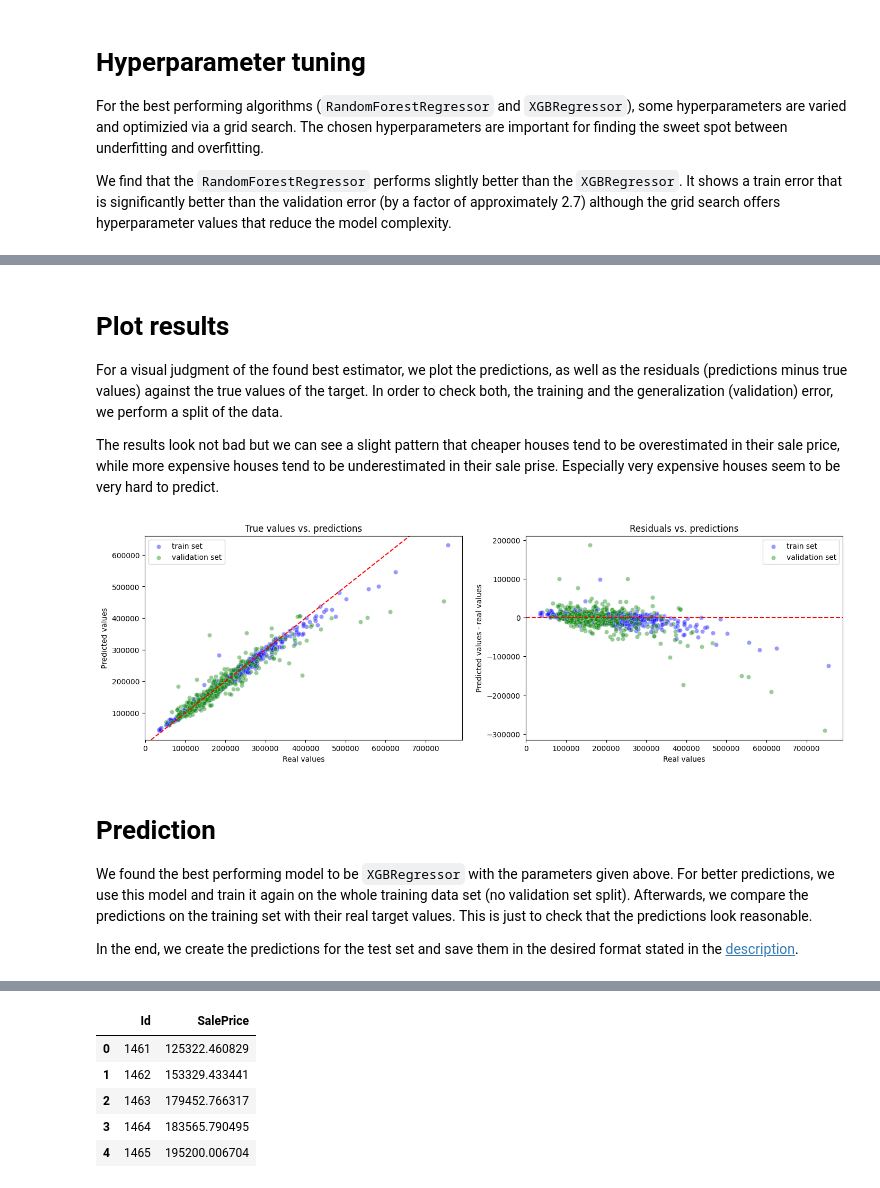
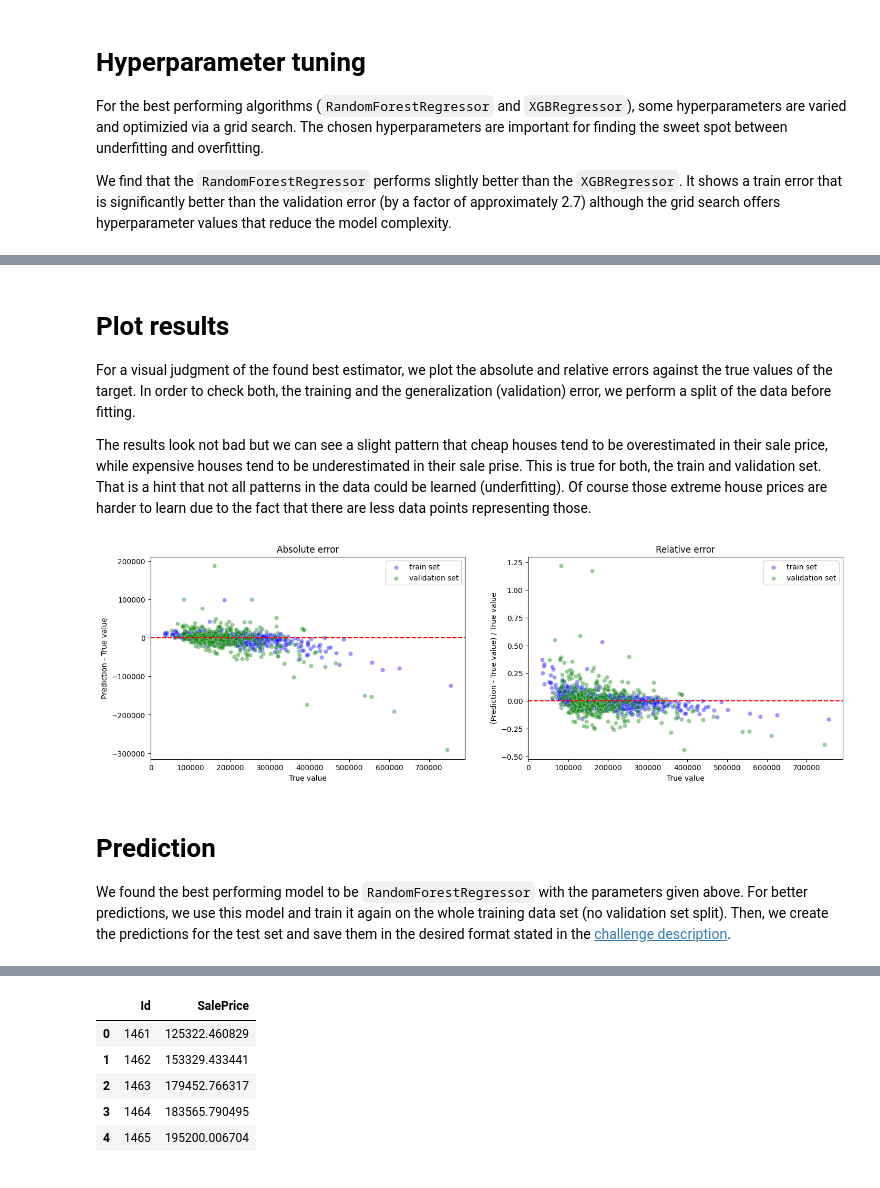
Before and after one commit to ronja-s/ames_housing_prices, a Jupyter notebook: jupyter_notebooks/minimal_version.ipynb, the cells around one changed output, grey strips where cells are left out. Drawn from its saved outputs; the diff is of its cells as text; code cells hidden in the pictures.

```diff
--- a/jupyter_notebooks/minimal_version.ipynb
+++ b/jupyter_notebooks/minimal_version.ipynb
@@ -512,9 +513,9 @@ Best parameters: {'regressor__estimator__eta': 0.1, 'regressor__estimator__max_d
 # found best estimator:
 final_pipeline = rf_best_estimator
 # %% [markdown]
-# Plot results <a class="anchor"  id="results"></a>
-For a visual judgment of the found best estimator, we plot the predictions, as well as the residuals (predictions minus true values) against the true values of the target. In order to check both, the training and the generalization (validation) error, we perform a split of the data.
+# Plot results <a class="anchor"  id="plotresults"></a>
+For a visual judgment of the found best estimator, we plot the absolute and relative errors against the true values of the target. In order to check both, the training and the generalization (validation) error, we perform a split of the data before fitting.
 
-The results look not bad but we can see a slight pattern that cheaper houses tend to be overestimated in their sale price, while more expensive houses tend to be underestimated in their sale prise. Especially very expensive houses seem to be very hard to predict.
+The results look not bad but we can see a slight pattern that cheap houses tend to be overestimated in their sale price, while expensive houses tend to be underestimated in their sale prise. This is true for both, the train and validation set. That is a hint that not all patterns in the data could be learned (underfitting). Of course those extreme house prices are harder to learn due to the fact that there are less data points representing those.
 # %%
 def plot_results(pred_train, true_train, pred_vali=None, true_vali=None):
@@ -599,15 +583,13 @@ pred_train2 = final_pipeline.predict(X=X_train2)
 pred_vali = final_pipeline.predict(X=X_vali)
 # %%
 plot_results(
-    pred_train=pred_train2, y_train=y_train2, pred_vali=pred_vali, y_vali=y_vali
+    pred_train=pred_train2, true_train=y_train2, pred_vali=pred_vali, true_vali=y_vali
 )
 # %% [output]
-[figure, old version]
+[figure, new version]
 # %% [markdown]
 # Prediction <a class="anchor"  id="prediction"></a>
-We found the best performing model to be `XGBRegressor` with the parameters given above. For better predictions, we use this model and train it again on the whole training data set (no validation set split). Afterwards, we compare the predictions on the training set with their real target values. This is just to check that the predictions look reasonable.
-
-In the end, we create the predictions for the test set and save them in the desired format stated in the [description](https://www.kaggle.com/competitions/home-data-for-ml-course/overview/evaluation).
+We found the best performing model to be `RandomForestRegressor` with the parameters given above. For better predictions, we use this model and train it again on the whole training data set (no validation set split). Then, we create the predictions for the test set and save them in the desired format stated in the [challenge description](https://www.kaggle.com/competitions/home-data-for-ml-course/overview/evaluation).
 # %%
 final_pipeline = rf_best_estimator
 final_pipeline.fit(X=X_train, y=y_train)
```
Also changed, not shown: parts of 7 cells of this notebook.
